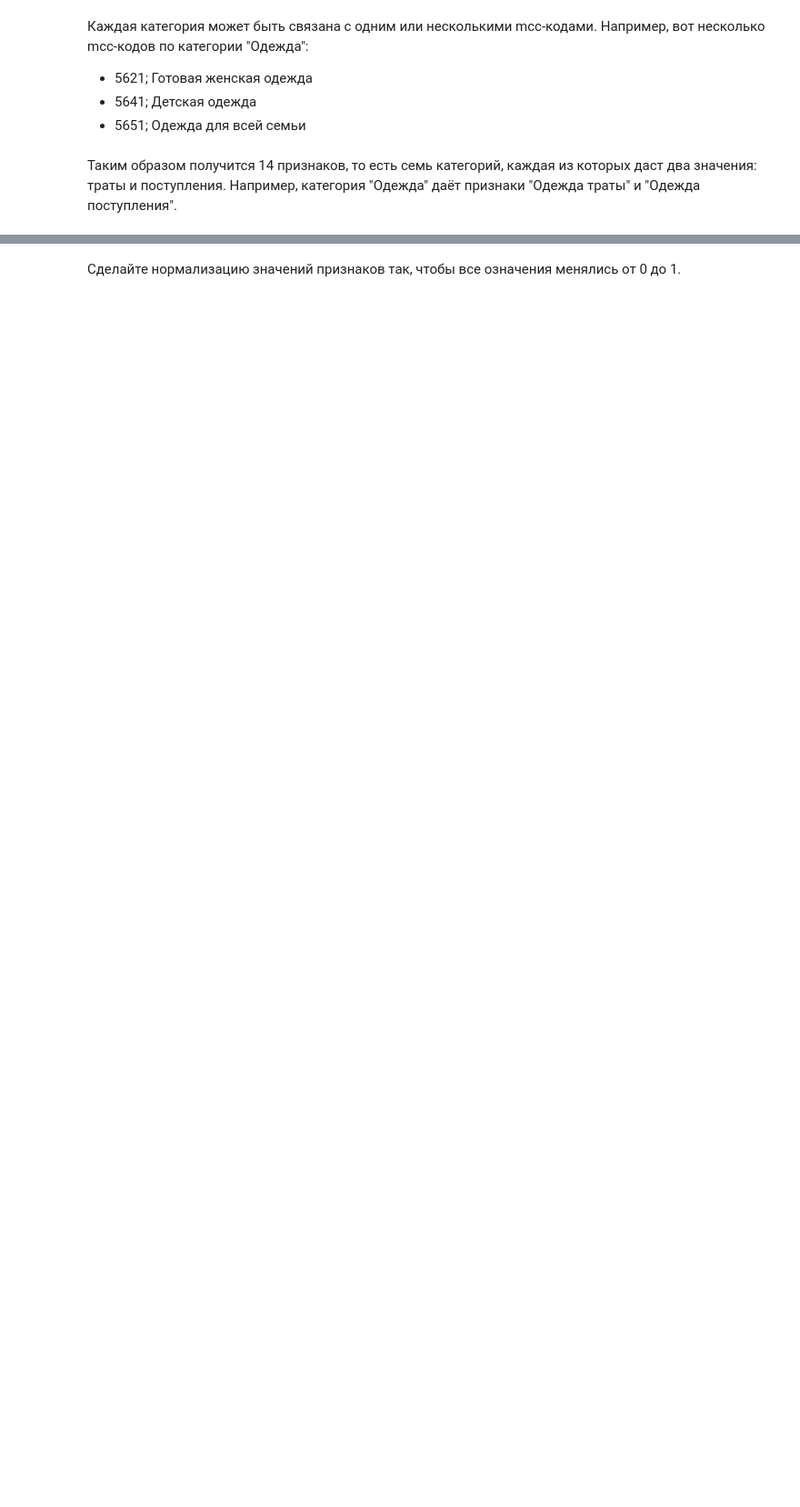
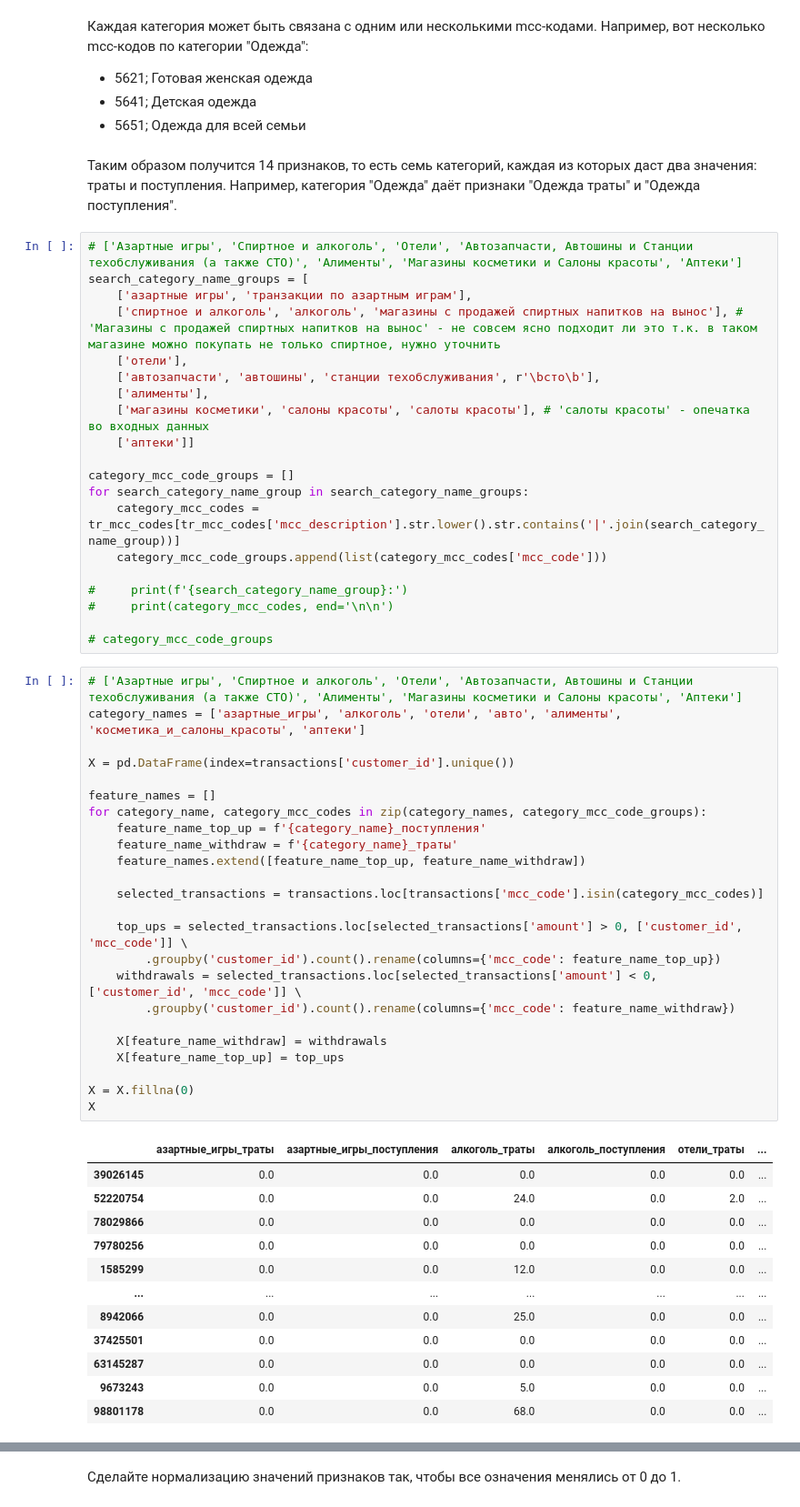
Before and after one commit to ZadneprovskiyNikolay/ml_labs, a Jupyter notebook: КР2_Заднепровский_Н_В_М33091.ipynb, the cells around one changed output, grey strips where cells are left out. Shown at 91% size. Cells and saved outputs as stored; diff of their text form; blank space fills up the shorter version.

```diff
--- a/КР2_Заднепровский_Н_В_М33091.ipynb
+++ b/КР2_Заднепровский_Н_В_М33091.ipynb
@@ -65,3 +71,60 @@ else:
 * 5651; Одежда для всей семьи
 # %% [markdown]
 Таким образом получится 14 признаков, то есть семь категорий, каждая из которых даст два значения: траты и поступления. Например, категория "Одежда" даёт признаки "Одежда траты" и "Одежда поступления".
+# %%
+# ['Азартные игры', 'Спиртное и алкоголь', 'Отели', 'Автозапчасти, Автошины и Станции техобслуживания (а также СТО)', 'Алименты', 'Магазины косметики и Салоны красоты', 'Аптеки']
+search_category_name_groups = [
+    ['азартные игры', 'транзакции по азартным играм'],
+    ['спиртное и алкоголь', 'алкоголь', 'магазины с продажей спиртных напитков на вынос'], # 'Магазины с продажей спиртных напитков на вынос' - не совсем ясно подходит ли это т.к. в таком магазине можно покупать не только спиртное, нужно уточнить
+    ['отели'],
+    ['автозапчасти', 'автошины', 'станции техобслуживания', r'\bсто\b'],
+    ['алименты'],
+    ['магазины косметики', 'салоны красоты', 'салоты красоты'], # 'салоты красоты' - опечатка во входных данных
+    ['аптеки']]
+
+category_mcc_code_groups = []
+for search_category_name_group in search_category_name_groups:
+    category_mcc_codes = tr_mcc_codes[tr_mcc_codes['mcc_description'].str.lower().str.contains('|'.join(search_category_name_group))]
+    category_mcc_code_groups.append(list(category_mcc_codes['mcc_code']))
+
+#     print(f'{search_category_name_group}:')
+#     print(category_mcc_codes, end='\n\n')
+
+# category_mcc_code_groups
+# %%
+# ['Азартные игры', 'Спиртное и алкоголь', 'Отели', 'Автозапчасти, Автошины и Станции техобслуживания (а также СТО)', 'Алименты', 'Магазины косметики и Салоны красоты', 'Аптеки']
+category_names = ['азартные_игры', 'алкоголь', 'отели', 'авто', 'алименты', 'косметика_и_салоны_красоты', 'аптеки']
+
+X = pd.DataFrame(index=transactions['customer_id'].unique())
+
+feature_names = []
+for category_name, category_mcc_codes in zip(category_names, category_mcc_code_groups):
+    feature_name_top_up = f'{category_name}_поступления'
+    feature_name_withdraw = f'{category_name}_траты'
+    feature_names.extend([feature_name_top_up, feature_name_withdraw])
+
+    selected_transactions = transactions.loc[transactions['mcc_code'].isin(category_mcc_codes)]
+
+    top_ups = selected_transactions.loc[selected_transactions['amount'] > 0, ['customer_id', 'mcc_code']] \
+        .groupby('customer_id').count().rename(columns={'mcc_code': feature_name_top_up})
+    withdrawals = selected_transactions.loc[selected_transactions['amount'] < 0, ['customer_id', 'mcc_code']] \
+        .groupby('customer_id').count().rename(columns={'mcc_code': feature_name_withdraw})
+
+    X[feature_name_withdraw] = withdrawals
+    X[feature_name_top_up] = top_ups
+
+X = X.fillna(0)
+X
+# %% [output]
+|  | азартные_игры_траты | азартные_игры_поступления | алкоголь_траты | алкоголь_поступления | отели_траты | ... |
+| 39026145 | 0.0 | 0.0 | 0.0 | 0.0 | 0.0 | ... |
+| 52220754 | 0.0 | 0.0 | 24.0 | 0.0 | 2.0 | ... |
+| 78029866 | 0.0 | 0.0 | 0.0 | 0.0 | 0.0 | ... |
+| 79780256 | 0.0 | 0.0 | 0.0 | 0.0 | 0.0 | ... |
+| 1585299 | 0.0 | 0.0 | 12.0 | 0.0 | 0.0 | ... |
+| ... | ... | ... | ... | ... | ... | ... |
+| 8942066 | 0.0 | 0.0 | 25.0 | 0.0 | 0.0 | ... |
+| 37425501 | 0.0 | 0.0 | 0.0 | 0.0 | 0.0 | ... |
+| 63145287 | 0.0 | 0.0 | 0.0 | 0.0 | 0.0 | ... |
+| 9673243 | 0.0 | 0.0 | 5.0 | 0.0 | 0.0 | ... |
+| 98801178 | 0.0 | 0.0 | 68.0 | 0.0 | 0.0 | ... |
```
Also changed, not shown: parts of 23 cells of this notebook.
